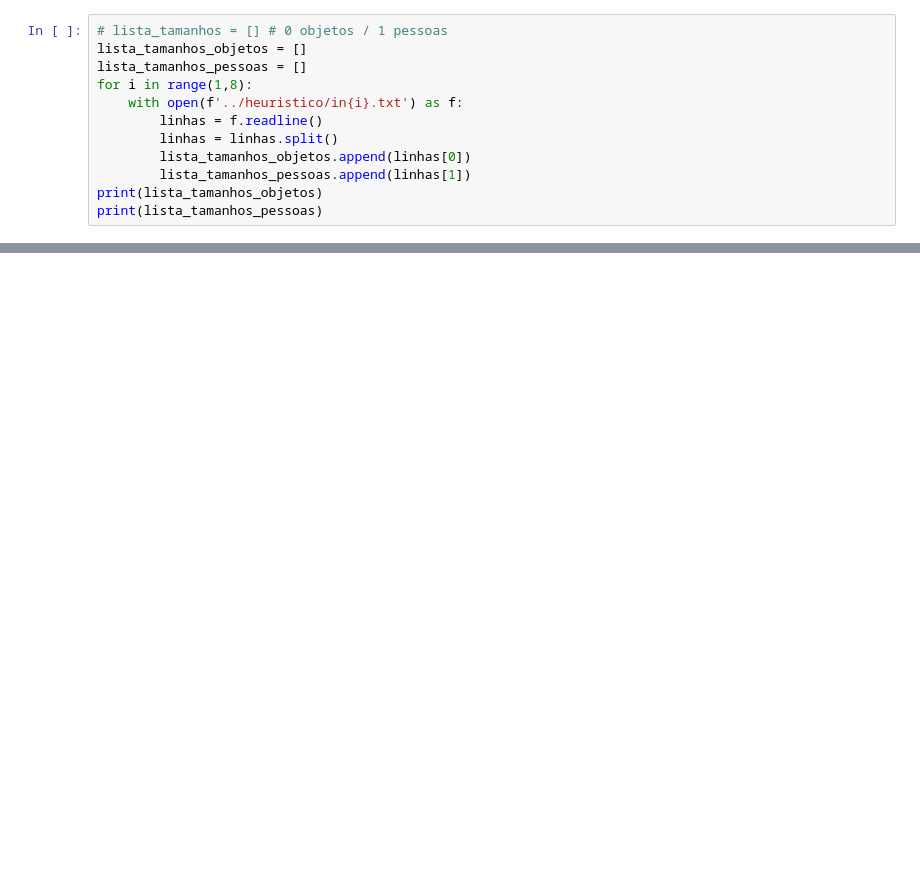
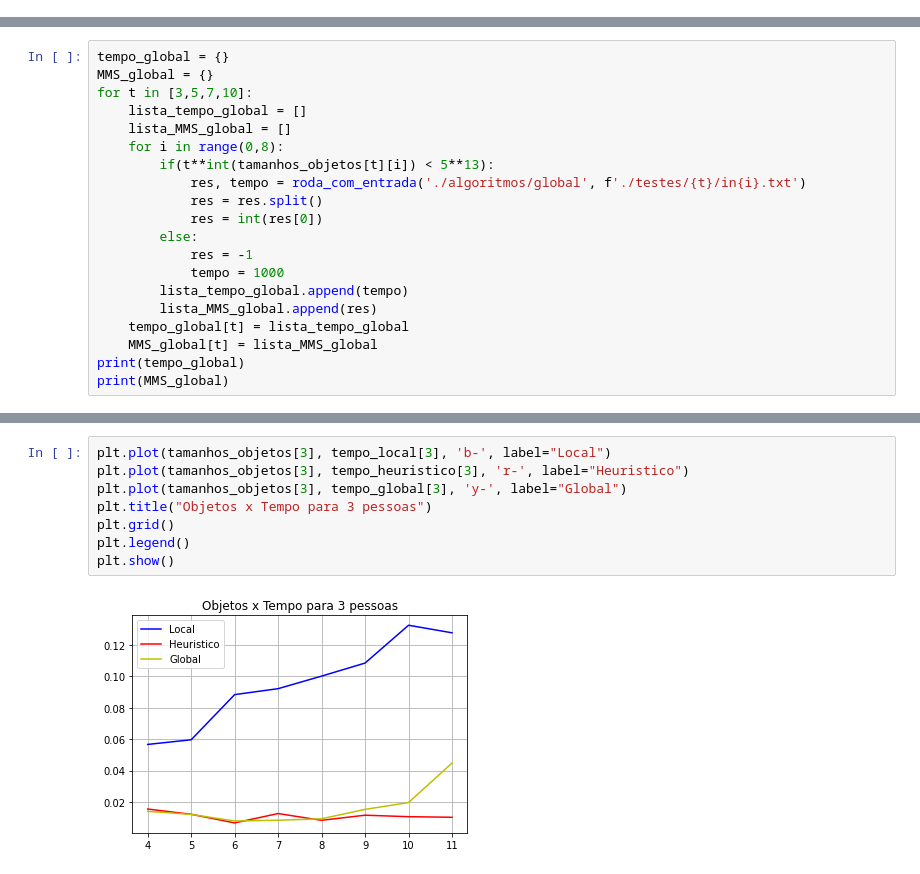
Before and after one commit to evandrofr/Super-Computacao, a Jupyter notebook: _Projeto/relatorio/relatorio.ipynb, the cells around one changed output, grey strips where cells are left out. Saved outputs shown, nothing was run; the diff lists cells and outputs as text; blank space fills up the shorter version.

```diff
--- a/_Projeto/relatorio/relatorio.ipynb
+++ b/_Projeto/relatorio/relatorio.ipynb
@@ -39,12 +111,0 @@ print(lista_tempo_heuristico)
-# %%
-# lista_tamanhos = [] # 0 objetos / 1 pessoas
-lista_tamanhos_objetos = []
-lista_tamanhos_pessoas = []
-for i in range(1,8):
-    with open(f'../heuristico/in{i}.txt') as f:
-        linhas = f.readline()
-        linhas = linhas.split()
-        lista_tamanhos_objetos.append(linhas[0])
-        lista_tamanhos_pessoas.append(linhas[1])
-print(lista_tamanhos_objetos)
-print(lista_tamanhos_pessoas)
@@ -56,0 +112,20 @@ plt.show()
+# %%
+tempo_global = {}
+MMS_global = {}
+for t in [3,5,7,10]:
+    lista_tempo_global = []
+    lista_MMS_global = []
+    for i in range(0,8):
+        if(t**int(tamanhos_objetos[t][i]) < 5**13):
+            res, tempo = roda_com_entrada('./algoritmos/global', f'./testes/{t}/in{i}.txt')
+            res = res.split()
+            res = int(res[0])
+        else:
+            res = -1
+            tempo = 1000
+        lista_tempo_global.append(tempo)
+        lista_MMS_global.append(res)
+    tempo_global[t] = lista_tempo_global
+    MMS_global[t] = lista_MMS_global
+print(tempo_global)
+print(MMS_global)
@@ -56,0 +143,10 @@ plt.show()
+# %%
+plt.plot(tamanhos_objetos[3], tempo_local[3], 'b-', label="Local")
+plt.plot(tamanhos_objetos[3], tempo_heuristico[3], 'r-', label="Heuristico")
+plt.plot(tamanhos_objetos[3], tempo_global[3], 'y-', label="Global")
+plt.title("Objetos x Tempo para 3 pessoas")
+plt.grid()
+plt.legend()
+plt.show()
+# %% [output]
+[figure, added]
```
Also changed, not shown: parts of 30 cells of this notebook, 45 other files.
